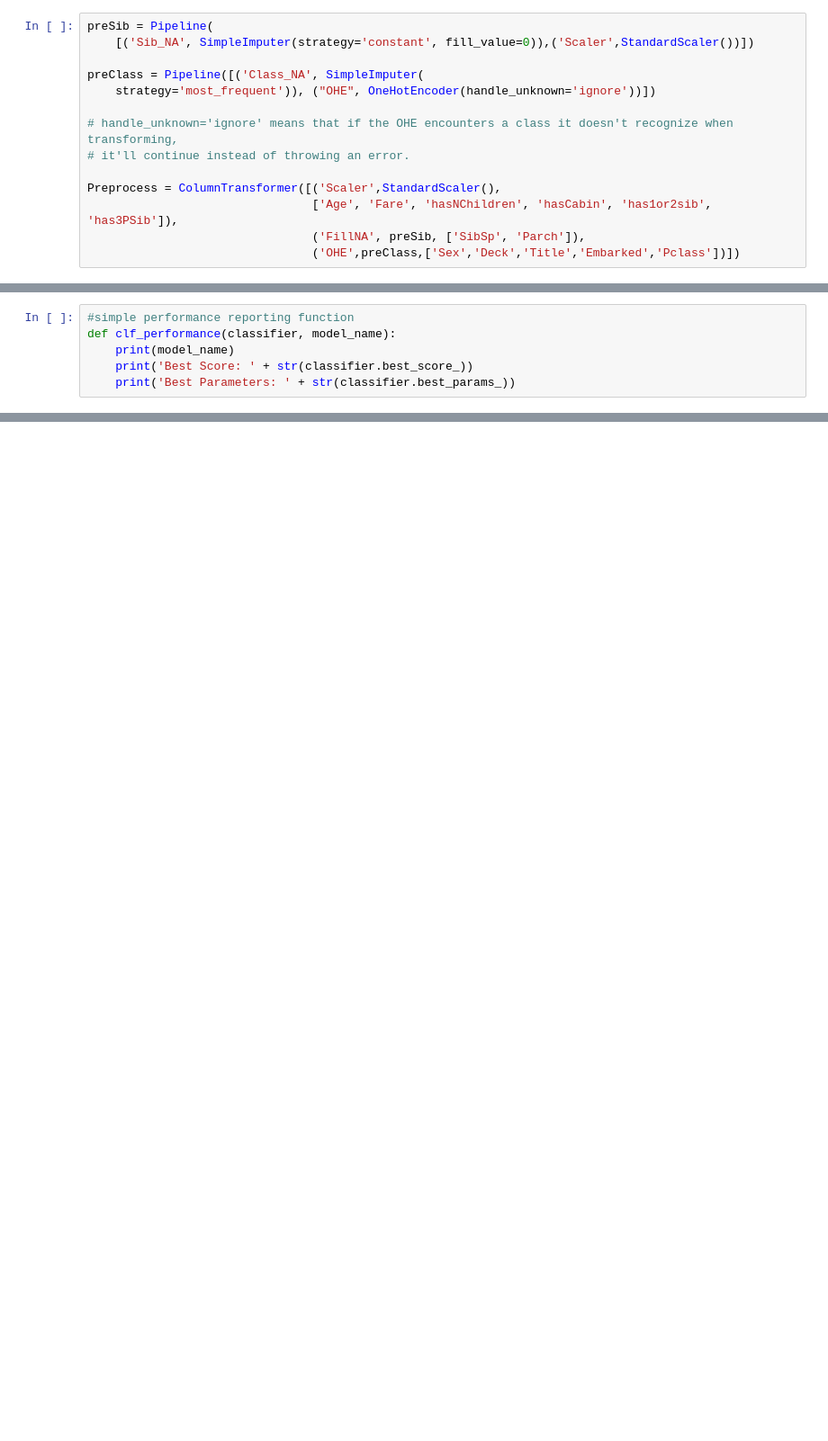
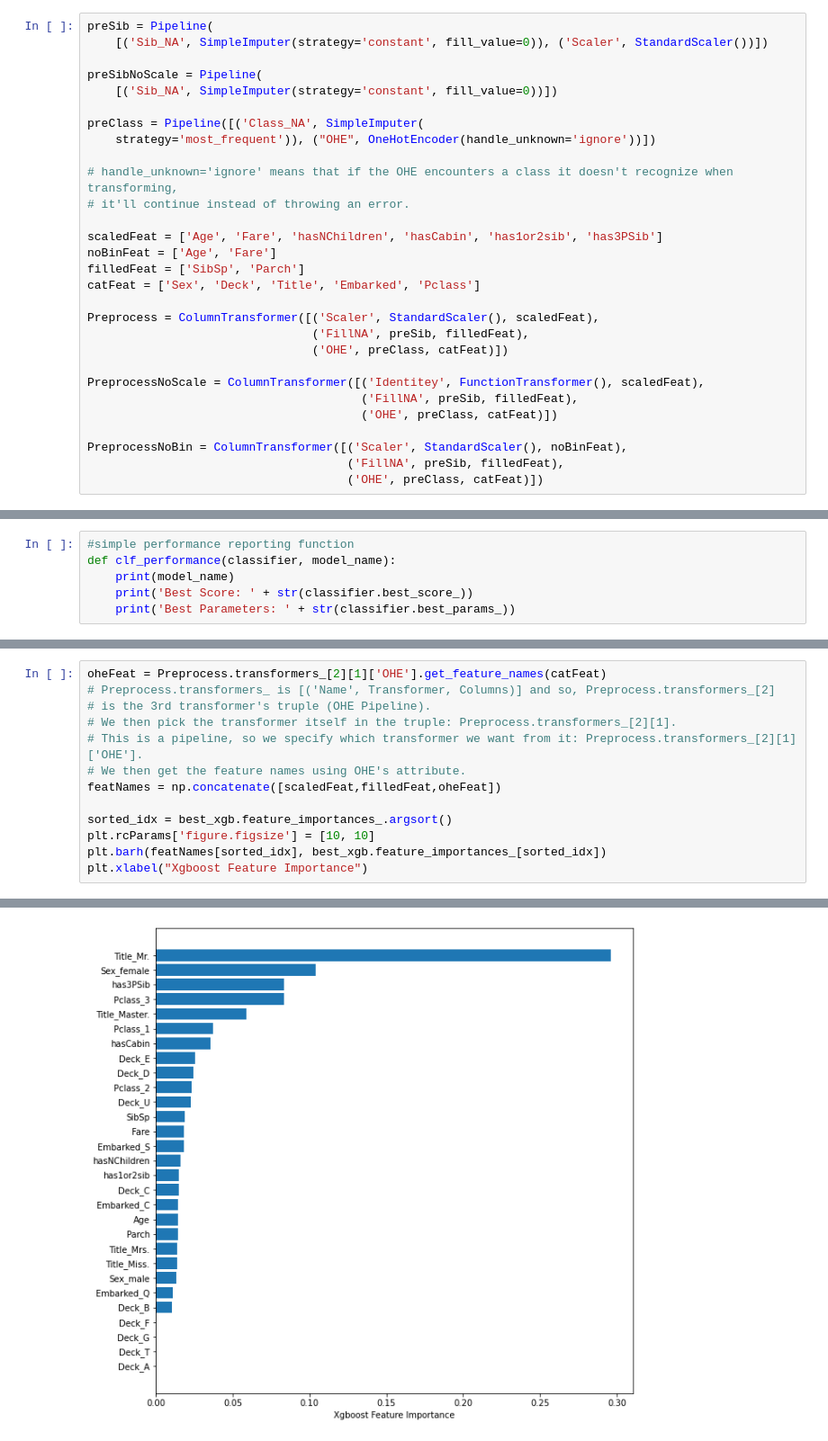
Before and after one commit to Alon-Shaaltiel/Titanic_ML, a Jupyter notebook: ModelTesting.ipynb, the cells around one changed output, grey strips where cells are left out. Shown at 90% size. Cells and saved outputs as stored; diff of their text form; blank space fills up the shorter version.

```diff
--- a/ModelTesting.ipynb
+++ b/ModelTesting.ipynb
@@ -82,7 +78,10 @@ display(test)
 # Pclass & Embarked will be filled in with modal class (3rd)
 # %%
 preSib = Pipeline(
-    [('Sib_NA', SimpleImputer(strategy='constant', fill_value=0)),('Scaler',StandardScaler())])
+    [('Sib_NA', SimpleImputer(strategy='constant', fill_value=0)), ('Scaler', StandardScaler())])
+
+preSibNoScale = Pipeline(
+    [('Sib_NA', SimpleImputer(strategy='constant', fill_value=0))])
 
 preClass = Pipeline([('Class_NA', SimpleImputer(
     strategy='most_frequent')), ("OHE", OneHotEncoder(handle_unknown='ignore'))])
@@ -90,10 +89,22 @@ preClass = Pipeline([('Class_NA', SimpleImputer(
 # handle_unknown='ignore' means that if the OHE encounters a class it doesn't recognize when transforming,
 # it'll continue instead of throwing an error.
 
-Preprocess = ColumnTransformer([('Scaler',StandardScaler(),
-                                ['Age', 'Fare', 'hasNChildren', 'hasCabin', 'has1or2sib', 'has3PSib']),
-                                ('FillNA', preSib, ['SibSp', 'Parch']),
-                                ('OHE',preClass,['Sex','Deck','Title','Embarked','Pclass'])])
+scaledFeat = ['Age', 'Fare', 'hasNChildren', 'hasCabin', 'has1or2sib', 'has3PSib']
+noBinFeat = ['Age', 'Fare']
+filledFeat = ['SibSp', 'Parch']
+catFeat = ['Sex', 'Deck', 'Title', 'Embarked', 'Pclass']
+
+Preprocess = ColumnTransformer([('Scaler', StandardScaler(), scaledFeat),
+                                ('FillNA', preSib, filledFeat),
+                                ('OHE', preClass, catFeat)])
+
+PreprocessNoScale = ColumnTransformer([('Identitey', FunctionTransformer(), scaledFeat),
+                                       ('FillNA', preSib, filledFeat),
+                                       ('OHE', preClass, catFeat)])
+
+PreprocessNoBin = ColumnTransformer([('Scaler', StandardScaler(), noBinFeat),
+                                     ('FillNA', preSib, filledFeat),
+                                     ('OHE', preClass, catFeat)])
 # %% [markdown]
 The models I'm using are those suggested [here](https://www.kaggle.com/kenjee/titanic-project-example)
 # %%
@@ -256,0 +448,14 @@ Best Parameters: {'RF__n_estimators': 400, 'RF__min_samples_split': 3, 'RF__min_
+# %%
+oheFeat = Preprocess.transformers_[2][1]['OHE'].get_feature_names(catFeat)
+# Preprocess.transformers_ is [('Name', Transformer, Columns)] and so, Preprocess.transformers_[2]
+# is the 3rd transformer's truple (OHE Pipeline).
+# We then pick the transformer itself in the truple: Preprocess.transformers_[2][1].
+# This is a pipeline, so we specify which transformer we want from it: Preprocess.transformers_[2][1]['OHE'].
+# We then get the feature names using OHE's attribute.
+featNames = np.concatenate([scaledFeat,filledFeat,oheFeat])
+
+sorted_idx = best_xgb.feature_importances_.argsort()
+plt.rcParams['figure.figsize'] = [10, 10]
+plt.barh(featNames[sorted_idx], best_xgb.feature_importances_[sorted_idx])
+plt.xlabel("Xgboost Feature Importance")
+# %% [output]
@@ -256,0 +463 @@ Best Parameters: {'RF__n_estimators': 400, 'RF__min_samples_split': 3, 'RF__min_
+[figure, added]
```
Also changed, not shown: parts of 15 cells of this notebook, 3 other files.
